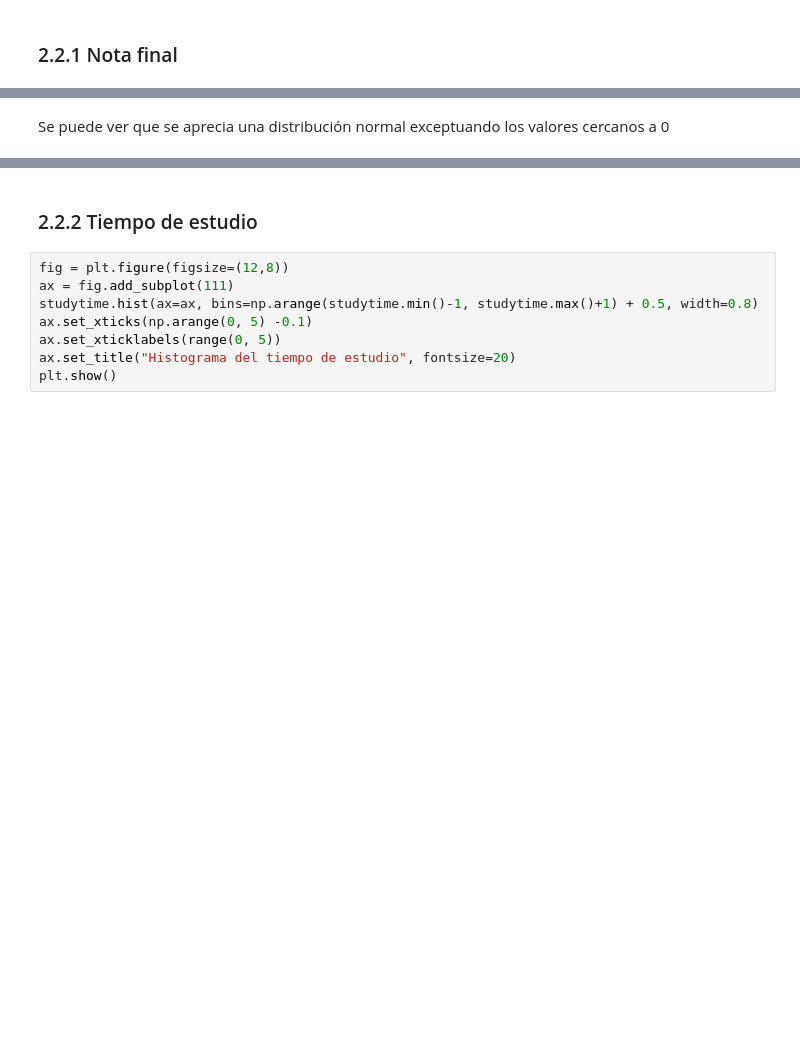
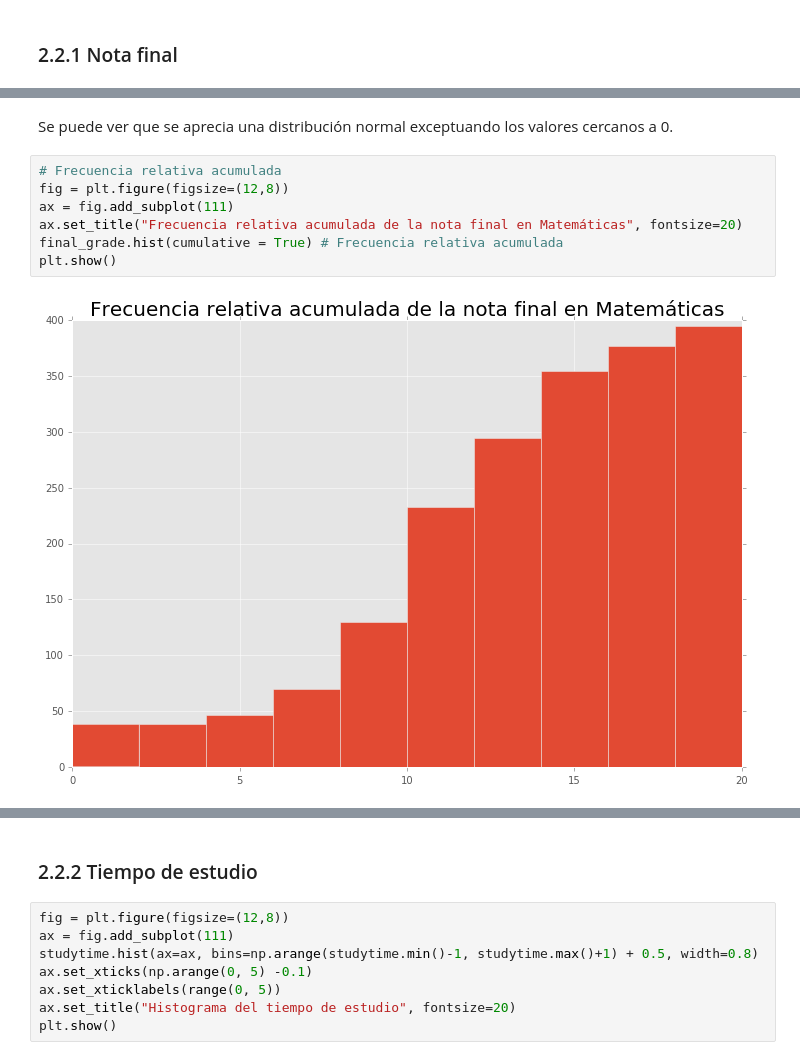
Before and after one commit to etra0/AID, a Jupyter notebook: tarea-1/tarea1.ipynb, the cells around one changed output, grey strips where cells are left out. Cells and saved outputs as stored; diff of their text form; blank space fills up the shorter version.

Commit message:
Se agrego ojiva (Grafica de frecuencia acumulada). Sujeto a cambios

```diff
--- a/tarea-1/tarea1.ipynb
+++ b/tarea-1/tarea1.ipynb
@@ -215,5 +215,14 @@ plt.show()
 # %% [markdown]
-Se puede ver que se aprecia una distribución normal exceptuando los valores cercanos a 0
+Se puede ver que se aprecia una distribución normal exceptuando los valores cercanos a 0.
+# %%
+# Frecuencia relativa acumulada
+fig = plt.figure(figsize=(12,8))
+ax = fig.add_subplot(111)
+ax.set_title("Frecuencia relativa acumulada de la nota final en Matemáticas", fontsize=20)
+final_grade.hist(cumulative = True) # Frecuencia relativa acumulada
+plt.show()
+# %% [output]
+[figure, added]
 # %%
 fig = plt.figure(figsize=(12,8))
 ax = fig.add_subplot(111)
```
Also changed, not shown: parts of 6 cells of this notebook, 1 other file.
